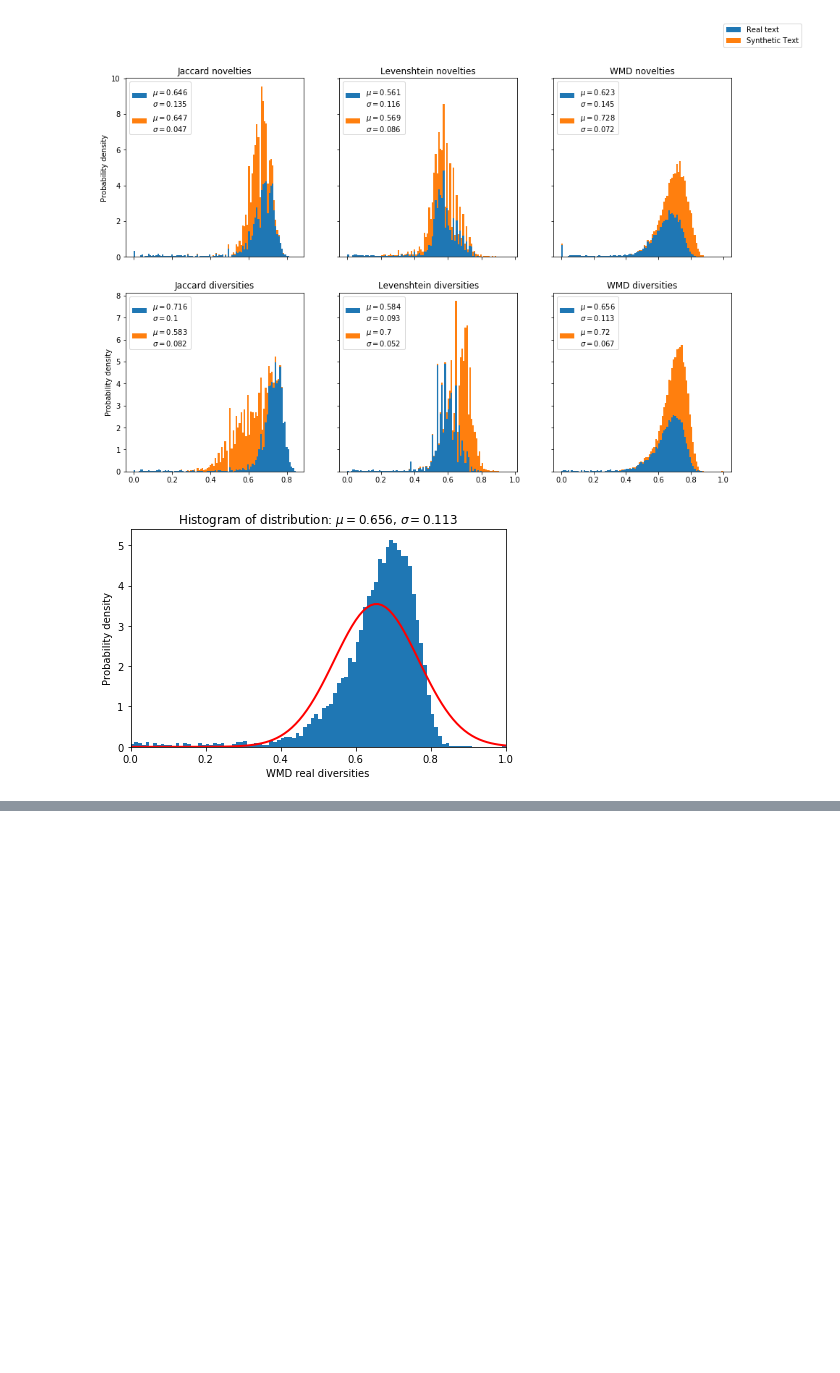
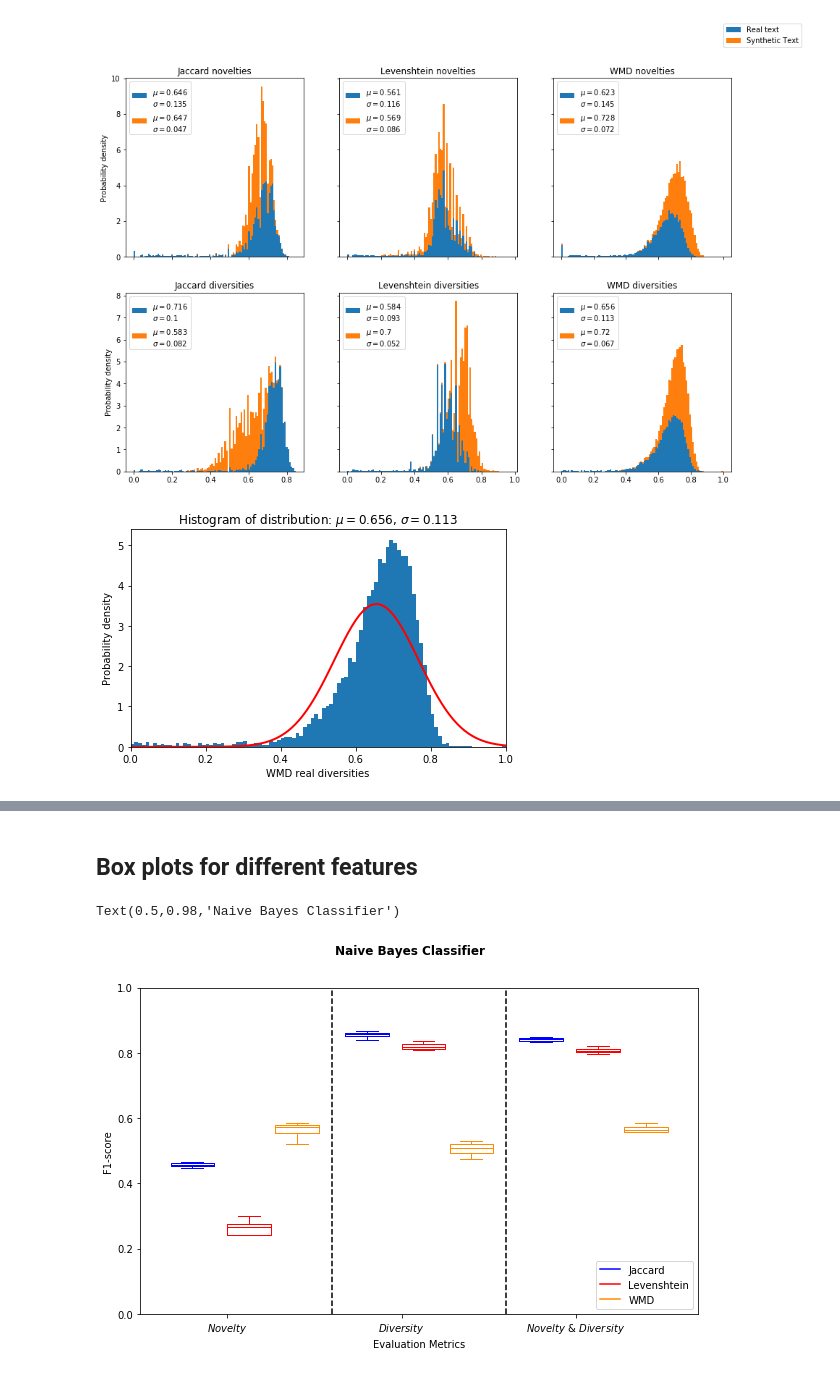
Before and after one commit to debashishc/classification-real-fake-text, a Jupyter notebook: Multimetric analysis.ipynb, the cells around one changed output, grey strips where cells are left out. Saved outputs shown, nothing was run; the diff lists cells and outputs as text; code cells hidden in the pictures; blank space fills up the shorter version.

```diff
--- a/Multimetric analysis.ipynb
+++ b/Multimetric analysis.ipynb
@@ -546,0 +532,2 @@ SyntaxError: invalid syntax (<ipython-input-24-9225361f3b63>, line 10)
+# %% [markdown]
+## Box plots for different features
@@ -546,0 +555,51 @@ SyntaxError: invalid syntax (<ipython-input-24-9225361f3b63>, line 10)
+# %%
+import matplotlib.pyplot as plt
+import numpy as np
+
+data_a = [jac_Novelty_Gaussian, jac_Diversity_Gaussian, jac_Novelty_Diversity_Gaussian] # novelty
+data_b = [lev_Novelty_Gaussian, lev_Diversity_Gaussian, lev_Novelty_Diversity_Gaussian] # diversity
+data_c = [wmd_Novelty_Gaussian, wmd_Diversity_Gaussian, wmd_Novelty_Diversity_Gaussian] # novs and divs
+
+
+ticks = ['$Novelty$', '$Diversity$', '$Novelty$ & $Diversity$']
+
+def set_box_color(bp, color):
+    plt.setp(bp['boxes'], color=color)
+    plt.setp(bp['whiskers'], color=color)
+    plt.setp(bp['caps'], color=color)
+    plt.setp(bp['medians'], color=color)
+
+fig = plt.figure(figsize=(10,6))
+
+bpl = plt.boxplot(data_a, positions=np.array(range(len(data_a)))*2.0-0.4, sym='', widths=0.5)
+bpm = plt.boxplot(data_b, positions=np.array(range(len(data_b)))*2.0+0.25, sym='', widths=0.5)
+bpr = plt.boxplot(data_c, positions=np.array(range(len(data_c)))*2.0+0.8, sym='', widths=0.5)
+set_box_color(bpl, 'blue')
+set_box_color(bpm, 'red')
+set_box_color(bpr, 'darkorange')
+
+
+# draw temporary red and blue lines and use them to create a legend
+plt.plot([], c='blue', label='Jaccard')
+plt.plot([], c='red', label='Levenshtein')
+plt.plot([], c='darkorange', label='WMD')
+
+plt.legend(loc='lower right')
+
+xcoords = [1.2, 3.2]
+colors = ['k','k']
+
+for xc,c in zip(xcoords,colors):
+    plt.axvline(x=xc, label='line at x = {}'.format(xc), c=c, linestyle='--')
+
+plt.xticks(range(0, len(ticks) * 3, 2), ticks)
+plt.xlim(-1, len(ticks)*1.8)
+plt.ylim(0, 1)
+plt.xlabel('Evaluation Metrics')
+plt.ylabel('F1-score')
+fig.suptitle('Naive Bayes Classifier', fontsize=12, fontweight='bold')
+# plt.tight_layout()
+# plt.savefig('boxcompare.png')
+# %% [output]
+Text(0.5,0.98,'Naive Bayes Classifier')
+[figure, added]
```
Also changed, not shown: parts of 7 cells of this notebook, 11 other files.
